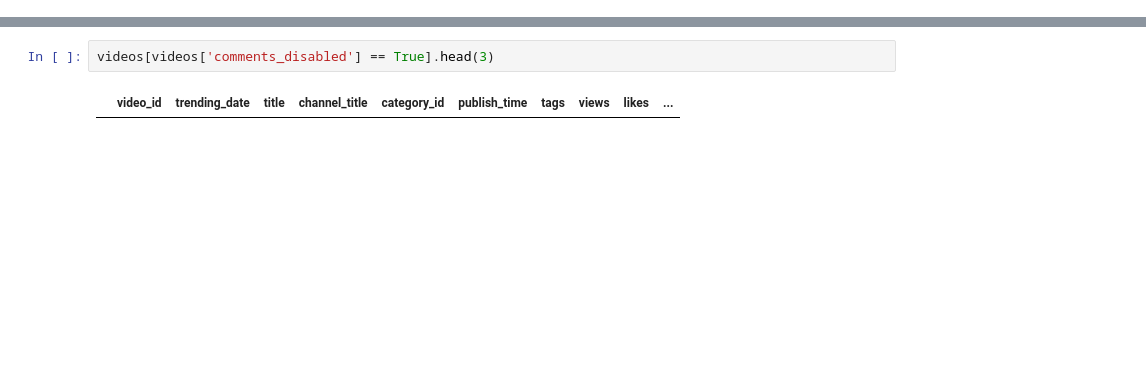
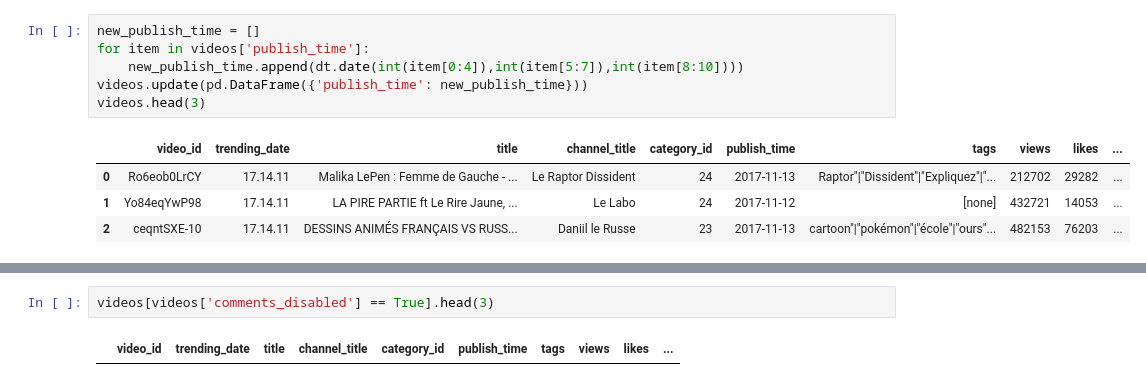
Before and after one commit to SonHyeSeon/DBP_Trinity, a Jupyter notebook: refinement.ipynb, the cells around one changed output, grey strips where cells are left out. Saved outputs shown, nothing was run; the diff lists cells and outputs as text; blank space fills up the shorter version.

```diff
--- a/refinement.ipynb
+++ b/refinement.ipynb
@@ -19,0 +21,11 @@ Index(['video_id', 'trending_date', 'title', 'channel_title', 'category_id',
+# %%
+new_publish_time = []
+for item in videos['publish_time']:
+    new_publish_time.append(dt.date(int(item[0:4]),int(item[5:7]),int(item[8:10])))
+videos.update(pd.DataFrame({'publish_time': new_publish_time}))
+videos.head(3)
+# %% [output]
+|  | video_id | trending_date | title | channel_title | category_id | publish_time | tags | views | likes | ... |
+| 0 | Ro6eob0LrCY | 17.14.11 | Malika LePen : Femme de Gauche - ... | Le Raptor Dissident | 24 | 2017-11-13 | Raptor"|"Dissident"|"Expliquez"|"... | 212702 | 29282 | ... |
+| 1 | Yo84eqYwP98 | 17.14.11 | LA PIRE PARTIE ft Le Rire Jaune, ... | Le Labo | 24 | 2017-11-12 | [none] | 432721 | 14053 | ... |
+| 2 | ceqntSXE-10 | 17.14.11 | DESSINS ANIMÉS FRANÇAIS VS RUSS... | Daniil le Russe | 23 | 2017-11-13 | cartoon"|"pokémon"|"école"|"ours"... | 482153 | 76203 | ... |
```
Also changed, not shown: parts of 43 cells of this notebook, 10 other files.
